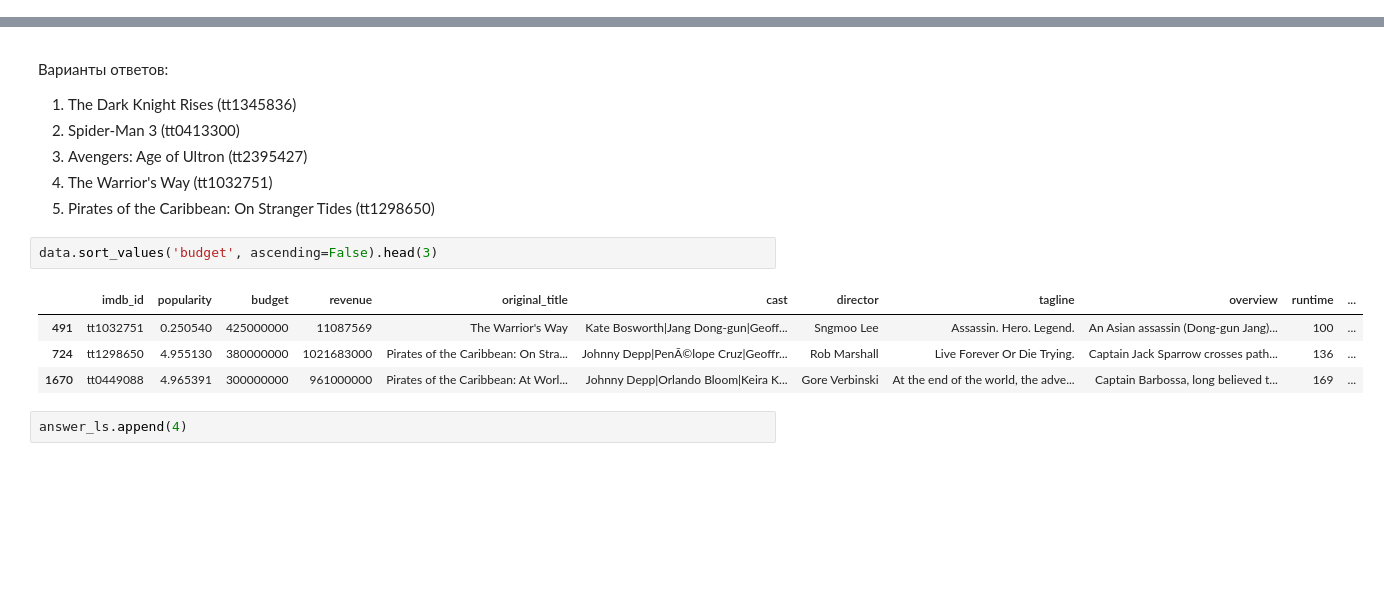
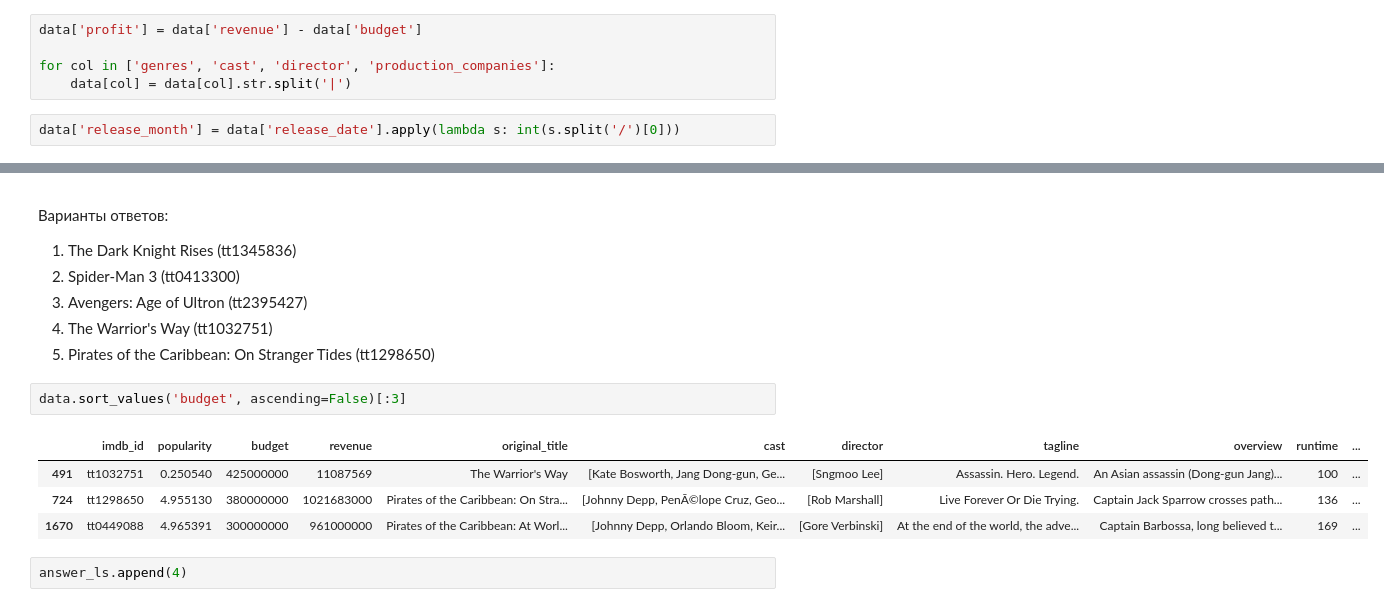
Before and after one commit to npc5432/skillfactory_rds, a Jupyter notebook: module_1/[SF-DST] Movies IMBD v3.0.ipynb, the cells around one changed output, grey strips where cells are left out. Drawn from its saved outputs; the diff is of its cells as text; blank space fills up the shorter version.

```diff
--- a/module_1/[SF-DST] Movies IMBD v3.0.ipynb
+++ b/module_1/[SF-DST] Movies IMBD v3.0.ipynb
@@ -26,6 +27,13 @@ len(data)
 # Предобработка датасета
 # %%
 answer_ls = [] # создадим список с ответами. сюда будем добавлять ответы по мере прохождения теста
+# %%
+data['profit'] = data['revenue'] - data['budget']
+
+for col in ['genres', 'cast', 'director', 'production_companies']:
+    data[col] = data[col].str.split('|')
+# %%
+data['release_month'] = data['release_date'].apply(lambda s: int(s.split('/')[0]))
 # %% [markdown]
 # 1. У какого фильма из списка самый большой бюджет?
 Варианты ответов:
@@ -35,12 +43,12 @@ answer_ls = [] # создадим список с ответами. сюда б
 4. The Warrior's Way	(tt1032751)
 5. Pirates of the Caribbean: On Stranger Tides (tt1298650)
 # %%
-data.sort_values('budget', ascending=False).head(3)
+data.sort_values('budget', ascending=False)[:3]
 # %% [output]
 |  | imdb_id | popularity | budget | revenue | original_title | cast | director | tagline | overview | runtime | ... |
-| 491 | tt1032751 | 0.250540 | 425000000 | 11087569 | The Warrior's Way | Kate Bosworth|Jang Dong-gun|Geoff... | Sngmoo Lee | Assassin. Hero. Legend. | An Asian assassin (Dong-gun Jang)... | 100 | ... |
-| 724 | tt1298650 | 4.955130 | 380000000 | 1021683000 | Pirates of the Caribbean: On Stra... | Johnny Depp|PenÃ©lope Cruz|Geoffr... | Rob Marshall | Live Forever Or Die Trying. | Captain Jack Sparrow crosses path... | 136 | ... |
-| 1670 | tt0449088 | 4.965391 | 300000000 | 961000000 | Pirates of the Caribbean: At Worl... | Johnny Depp|Orlando Bloom|Keira K... | Gore Verbinski | At the end of the world, the adve... | Captain Barbossa, long believed t... | 169 | ... |
+| 491 | tt1032751 | 0.250540 | 425000000 | 11087569 | The Warrior's Way | [Kate Bosworth, Jang Dong-gun, Ge... | [Sngmoo Lee] | Assassin. Hero. Legend. | An Asian assassin (Dong-gun Jang)... | 100 | ... |
+| 724 | tt1298650 | 4.955130 | 380000000 | 1021683000 | Pirates of the Caribbean: On Stra... | [Johnny Depp, PenÃ©lope Cruz, Geo... | [Rob Marshall] | Live Forever Or Die Trying. | Captain Jack Sparrow crosses path... | 136 | ... |
+| 1670 | tt0449088 | 4.965391 | 300000000 | 961000000 | Pirates of the Caribbean: At Worl... | [Johnny Depp, Orlando Bloom, Keir... | [Gore Verbinski] | At the end of the world, the adve... | Captain Barbossa, long believed t... | 169 | ... |
 # %%
 answer_ls.append(4)
 # %% [markdown]
```
Also changed, not shown: parts of 58 cells of this notebook.
